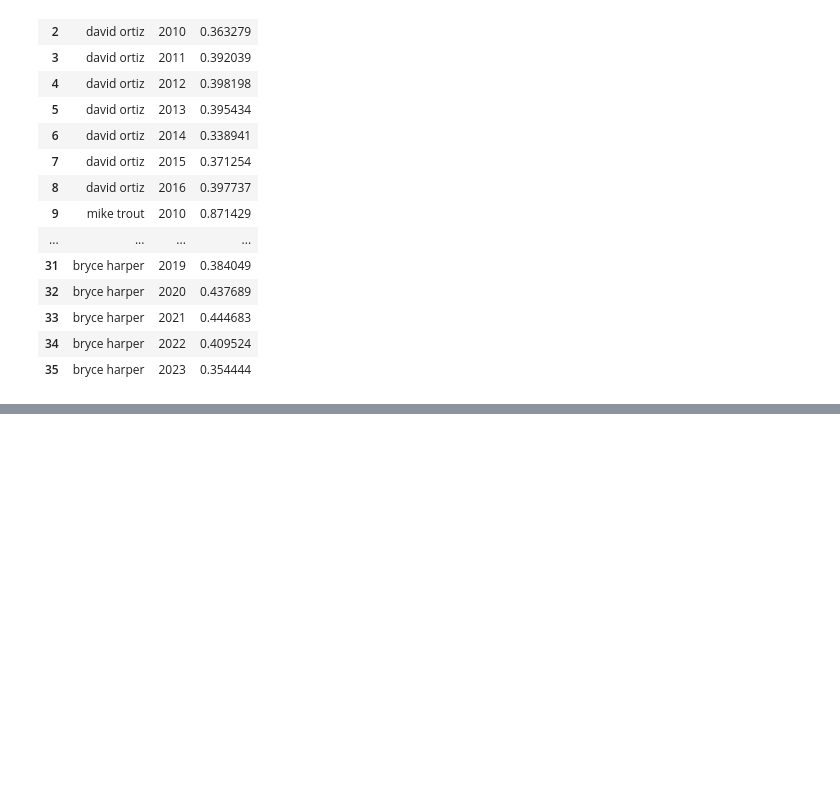
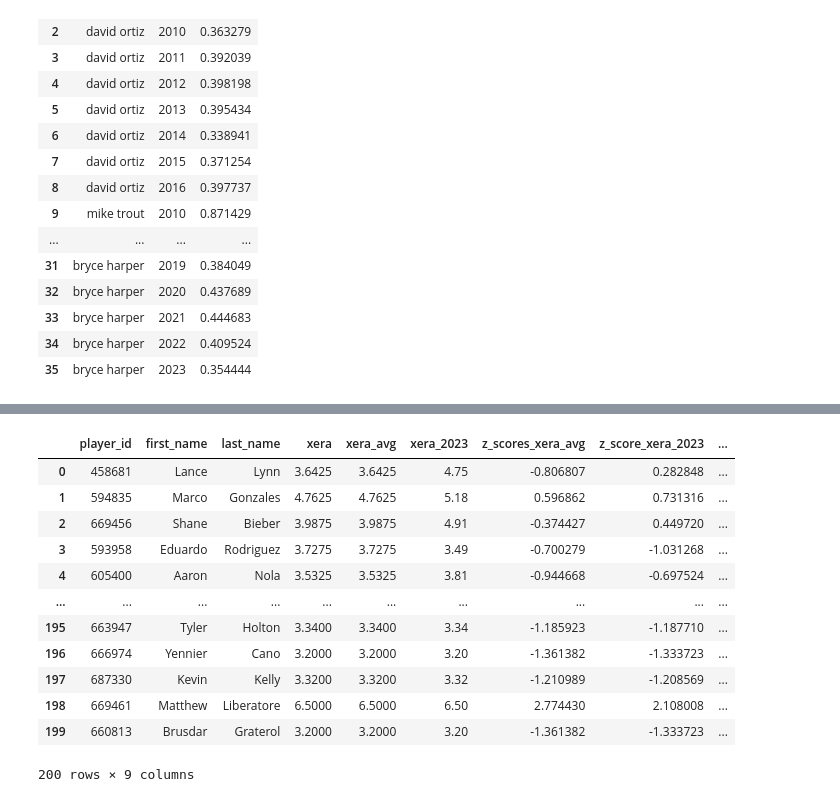
Before and after one commit to PsCushman/baseball-rule-changes, a Jupyter notebook: baseball_data_import.ipynb, the cells around one changed output, grey strips where cells are left out. Cells and saved outputs as stored; diff of their text form; code cells hidden in the pictures; blank space fills up the shorter version.

```diff
--- a/baseball_data_import.ipynb
+++ b/baseball_data_import.ipynb
@@ -89,3 +90,32 @@ pitcher_combined_data
 # %%
 # Save the concatenated DataFrame as a CSV file in the "resources" folder
 pitcher_combined_data.to_csv("Resources/pitcher_combined_data.csv", index=False)
+# %%
+# Filter the DataFrame for the relevant years (2019, 2021, and 2023)
+relevant_years = [2019, 2021, 2022, 2023]
+filtered_data = pitcher_combined_data[pitcher_combined_data['year'].isin(relevant_years)]
+
+# Group the data by player
+grouped_data = filtered_data.groupby('player_id')
+
+# Calculate the average wOBA for each player
+average_xera = grouped_data['xera'].mean()
+
+# Merge the average wOBA with the 2023 wOBA for each player
+xera_2023 = pd.merge(average_xera, filtered_data[filtered_data['year'] == 2023][['player_id', 'xera']], on='player_id', suffixes=('_avg', '_2023'))
+
+# Merge player names with the result DataFrame
+# Merge player names and calculated results
+pitcher_output = pd.merge(
+    filtered_data[['player_id', 'first_name', 'last_name']].drop_duplicates(),
+    average_xera,
+    left_on='player_id',
+    right_index=True
+).merge(
+    xera_2023,
+    on='player_id',
+    suffixes=('_avg', '_2023')
+)
+
+# Display the result
+pitcher_output
@@ -91,0 +136,29 @@ pitcher_combined_data.to_csv("Resources/pitcher_combined_data.csv", index=False)
+# %%
+# Calculate z-scores for xera_avg and xera_2023
+z_scores_xera_avg = zscore(pitcher_output['xera_avg'])
+z_score_xera_2023 = zscore(pitcher_output['xera_2023'])
+
+# Create new columns for z-scores and differences
+pitcher_output['z_scores_xera_avg'] = z_scores_xera_avg
+pitcher_output['z_score_xera_2023'] = z_score_xera_2023
+
+# Calculate the difference between z-scores
+pitcher_output['zscore_difference'] = z_score_xera_2023 - z_scores_xera_avg
+
+
+# Display the result
+pitcher_output
+# %% [output]
+|  | player_id | first_name | last_name | xera | xera_avg | xera_2023 | z_scores_xera_avg | z_score_xera_2023 | ... |
+| 0 | 458681 | Lance | Lynn | 3.6425 | 3.6425 | 4.75 | -0.806807 | 0.282848 | ... |
+| 1 | 594835 | Marco | Gonzales | 4.7625 | 4.7625 | 5.18 | 0.596862 | 0.731316 | ... |
+| 2 | 669456 | Shane | Bieber | 3.9875 | 3.9875 | 4.91 | -0.374427 | 0.449720 | ... |
+| 3 | 593958 | Eduardo | Rodriguez | 3.7275 | 3.7275 | 3.49 | -0.700279 | -1.031268 | ... |
+| 4 | 605400 | Aaron | Nola | 3.5325 | 3.5325 | 3.81 | -0.944668 | -0.697524 | ... |
+| ... | ... | ... | ... | ... | ... | ... | ... | ... | ... |
+| 195 | 663947 | Tyler | Holton | 3.3400 | 3.3400 | 3.34 | -1.185923 | -1.187710 | ... |
+| 196 | 666974 | Yennier | Cano | 3.2000 | 3.2000 | 3.20 | -1.361382 | -1.333723 | ... |
+| 197 | 687330 | Kevin | Kelly | 3.3200 | 3.3200 | 3.32 | -1.210989 | -1.208569 | ... |
+| 198 | 669461 | Matthew | Liberatore | 6.5000 | 6.5000 | 6.50 | 2.774430 | 2.108008 | ... |
+| 199 | 660813 | Brusdar | Graterol | 3.2000 | 3.2000 | 3.20 | -1.361382 | -1.333723 | ... |
+200 rows × 9 columns
```
Also changed, not shown: parts of 10 cells of this notebook, 3 other files.
